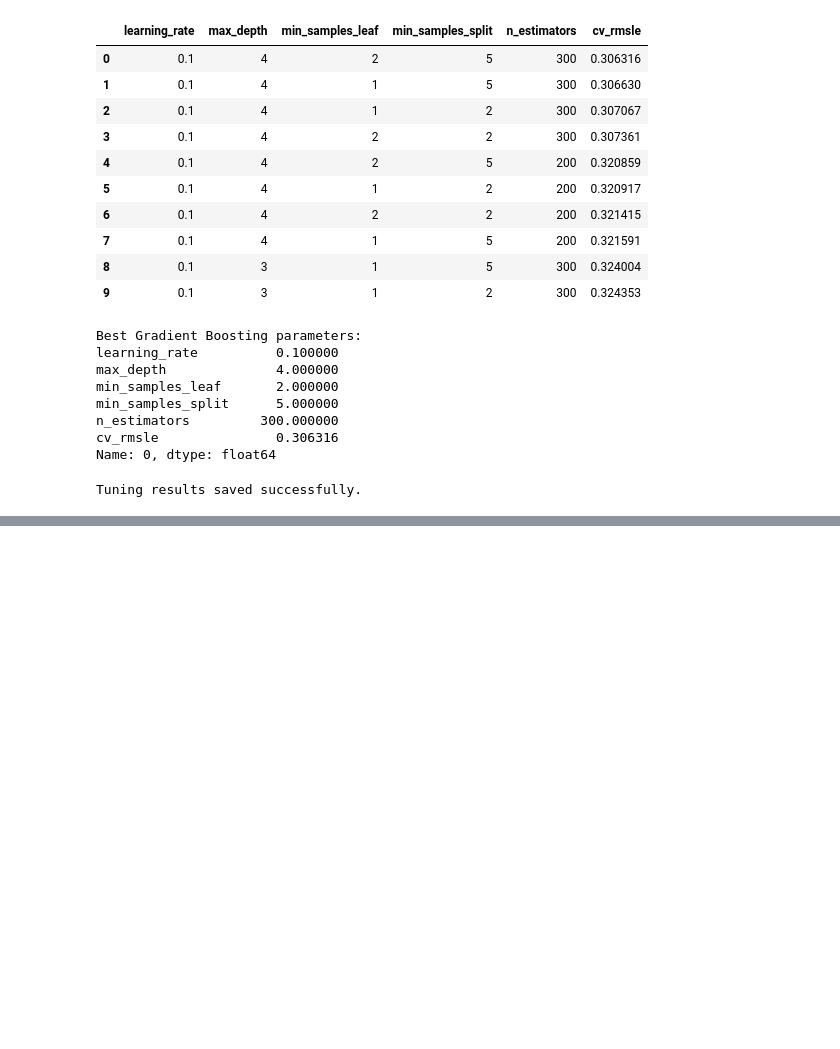
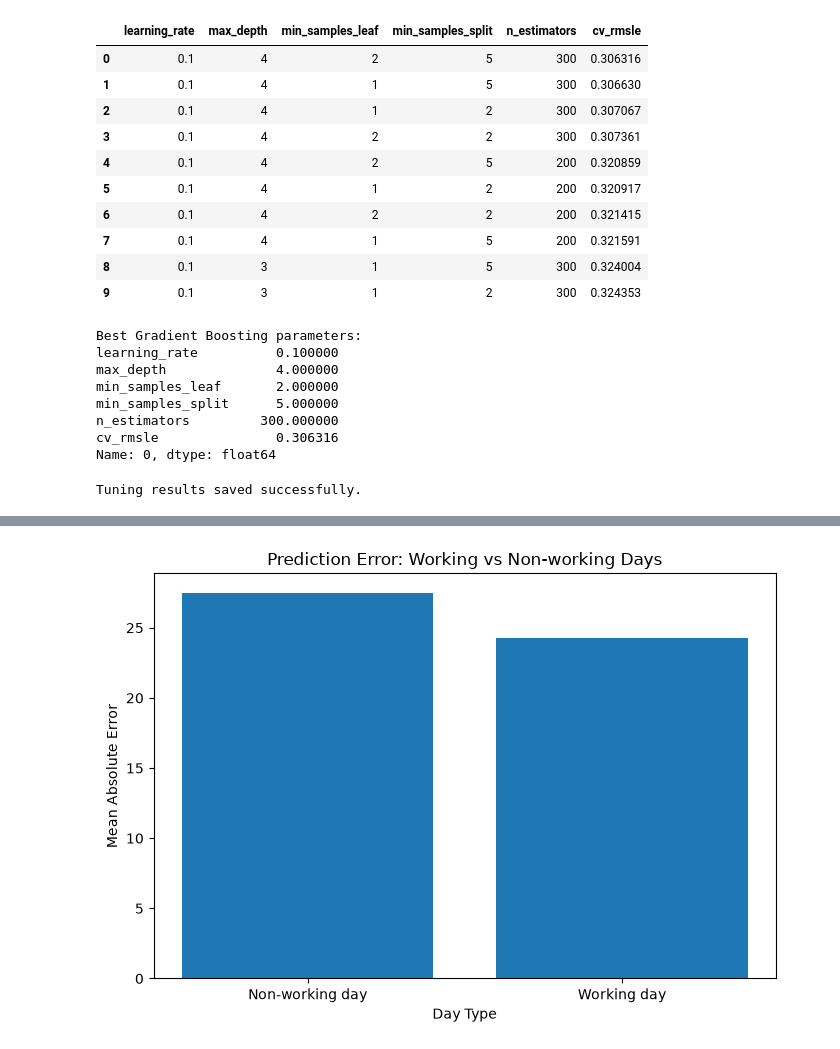
Before and after one commit to Maansi-Sathish/ML_Mini_Project_Team17, a Jupyter notebook: notebooks/tuning_B.ipynb, the cells around one changed output, grey strips where cells are left out. Saved outputs shown, nothing was run; the diff lists cells and outputs as text; code cells hidden in the pictures; blank space fills up the shorter version.

```diff
--- a/notebooks/tuning_B.ipynb
+++ b/notebooks/tuning_B.ipynb
@@ -282,0 +570,16 @@ print(dt_results_df.iloc[0])
+# %%
+plt.figure(figsize=(7, 5))
+
+plt.bar(
+    workingday_error["day_type"],
+    workingday_error["absolute_error"]
+)
+
+plt.xlabel("Day Type")
+plt.ylabel("Mean Absolute Error")
+plt.title("Prediction Error: Working vs Non-working Days")
+
+plt.tight_layout()
+plt.show()
+# %% [output]
+[figure, added]
```
Also changed, not shown: parts of 17 cells of this notebook, 6 other files.
